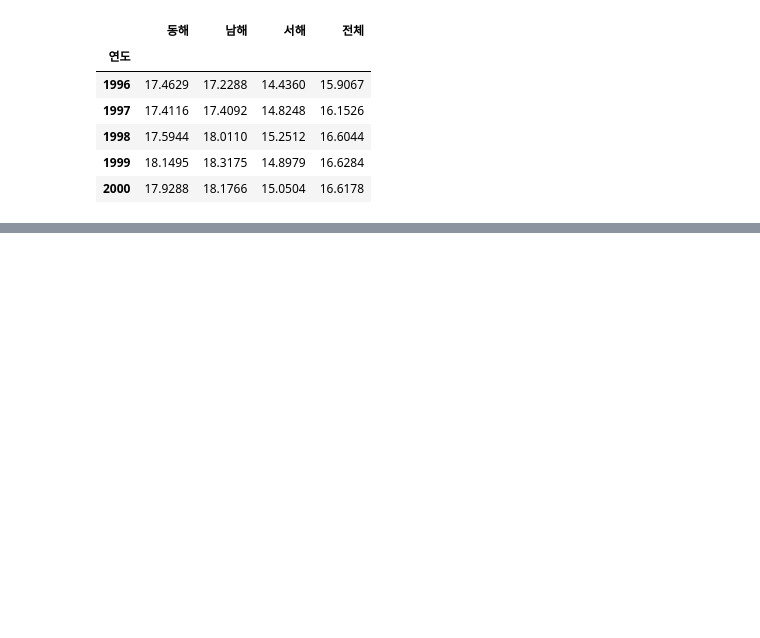
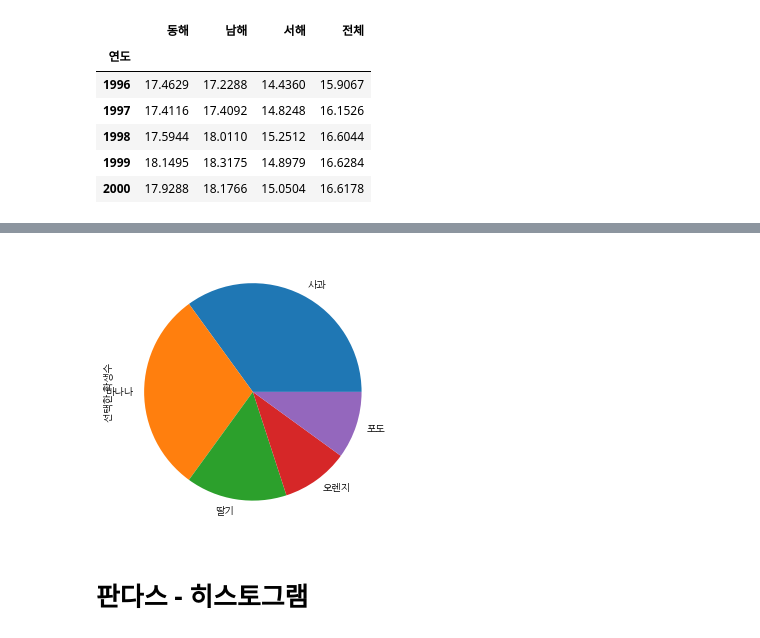
Before and after one commit to InryeolChoi/model_analysis, a Jupyter notebook: theory_stat/Visualization2.ipynb, the cells around one changed output, grey strips where cells are left out. Saved outputs shown, nothing was run; the diff lists cells and outputs as text; code cells hidden in the pictures; blank space fills up the shorter version.

```diff
--- a/theory_stat/Visualization2.ipynb
+++ b/theory_stat/Visualization2.ipynb
@@ -108,0 +119,12 @@ findfont: Font family 'NanumGothic' not found.
+# %%
+fruit = ['사과', '바나나', '딸기', '오렌지', '포도']
+result = [7, 6, 3, 2, 2]
+df_fruit = pd.Series(result, index = fruit, name = '선택한 학생수')
+# %%
+plt.figure(figsize=(10,5))
+df_fruit.plot.pie()
+plt.show()
+# %% [output]
+[figure, added]
+# %% [markdown]
+# 판다스 - 히스토그램
```
Also changed, not shown: parts of 25 cells of this notebook, 4 other files.
